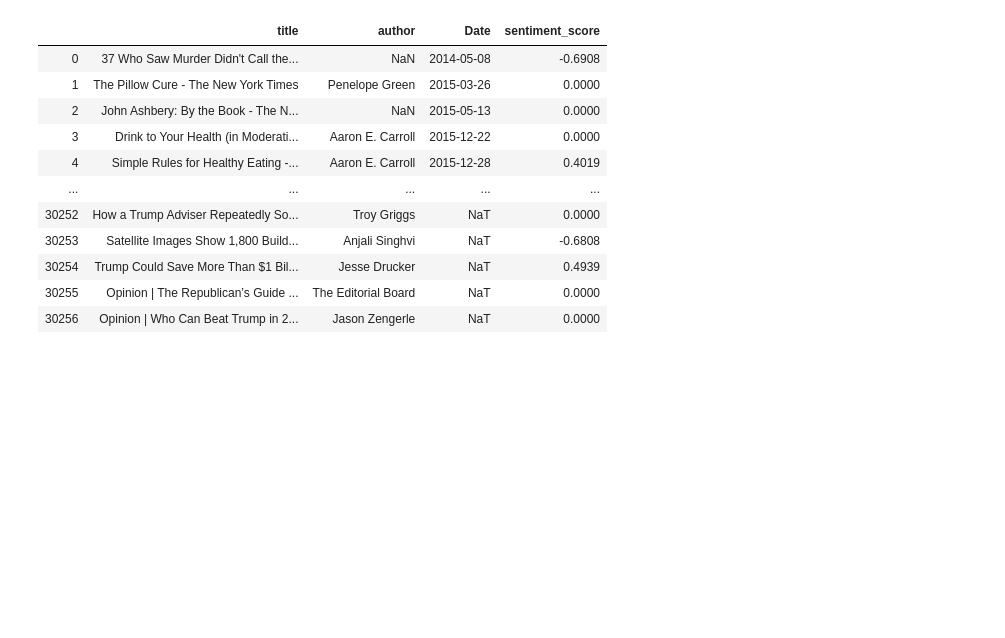
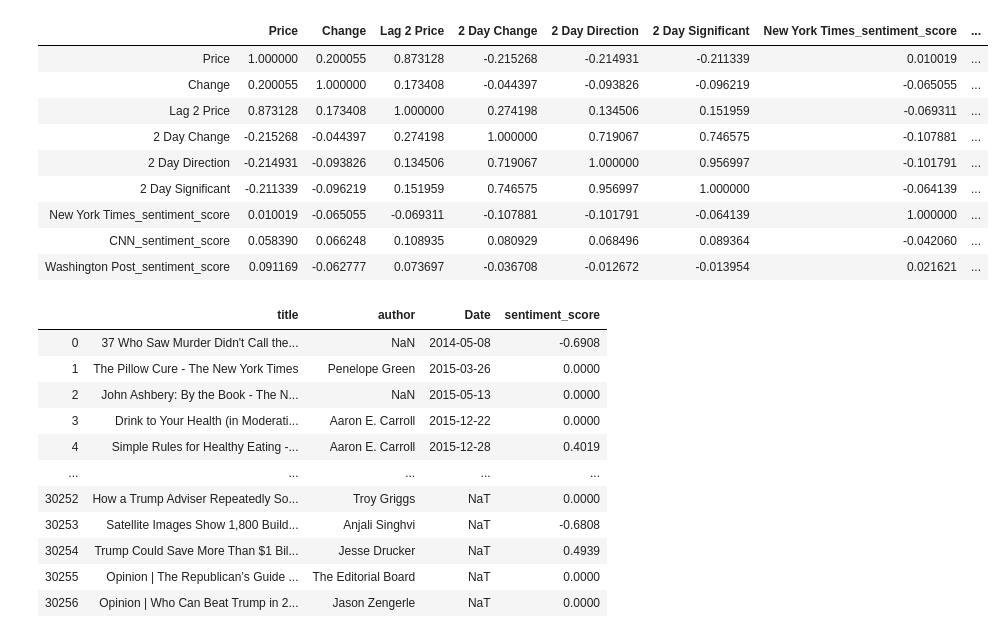
Before and after one commit to osirissc2/sentistock, a Jupyter notebook: CorrelationCheck.ipynb, the cells around one changed output. Saved outputs shown, nothing was run; the diff lists cells and outputs as text; code cells hidden in the pictures; blank space fills up the shorter version.

```diff
--- a/CorrelationCheck.ipynb
+++ b/CorrelationCheck.ipynb
@@ -2,0 +94,13 @@ import pandas as pd
+# %%
+df2.corr()
+# %% [output]
+|  | Price | Change | Lag 2 Price | 2 Day Change | 2 Day Direction | 2 Day Significant | New York Times_sentiment_score | ... |
+| Price | 1.000000 | 0.200055 | 0.873128 | -0.215268 | -0.214931 | -0.211339 | 0.010019 | ... |
+| Change | 0.200055 | 1.000000 | 0.173408 | -0.044397 | -0.093826 | -0.096219 | -0.065055 | ... |
+| Lag 2 Price | 0.873128 | 0.173408 | 1.000000 | 0.274198 | 0.134506 | 0.151959 | -0.069311 | ... |
+| 2 Day Change | -0.215268 | -0.044397 | 0.274198 | 1.000000 | 0.719067 | 0.746575 | -0.107881 | ... |
+| 2 Day Direction | -0.214931 | -0.093826 | 0.134506 | 0.719067 | 1.000000 | 0.956997 | -0.101791 | ... |
+| 2 Day Significant | -0.211339 | -0.096219 | 0.151959 | 0.746575 | 0.956997 | 1.000000 | -0.064139 | ... |
+| New York Times_sentiment_score | 0.010019 | -0.065055 | -0.069311 | -0.107881 | -0.101791 | -0.064139 | 1.000000 | ... |
+| CNN_sentiment_score | 0.058390 | 0.066248 | 0.108935 | 0.080929 | 0.068496 | 0.089364 | -0.042060 | ... |
+| Washington Post_sentiment_score | 0.091169 | -0.062777 | 0.073697 | -0.036708 | -0.012672 | -0.013954 | 0.021621 | ... |
```
Also changed, not shown: parts of 18 cells of this notebook, 34 other files.
